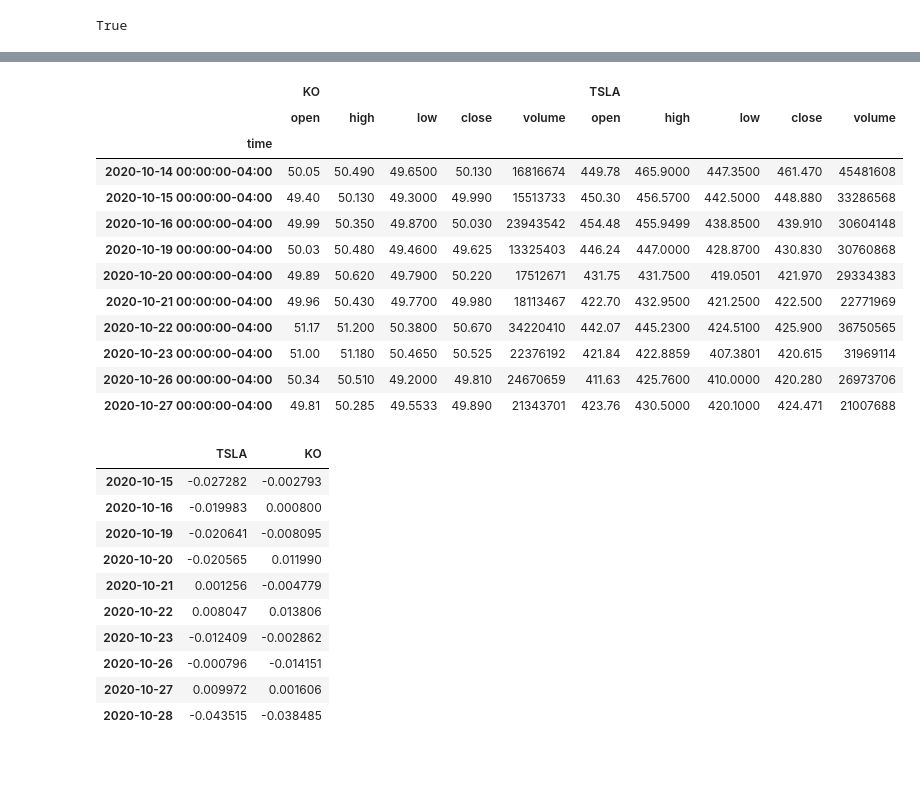
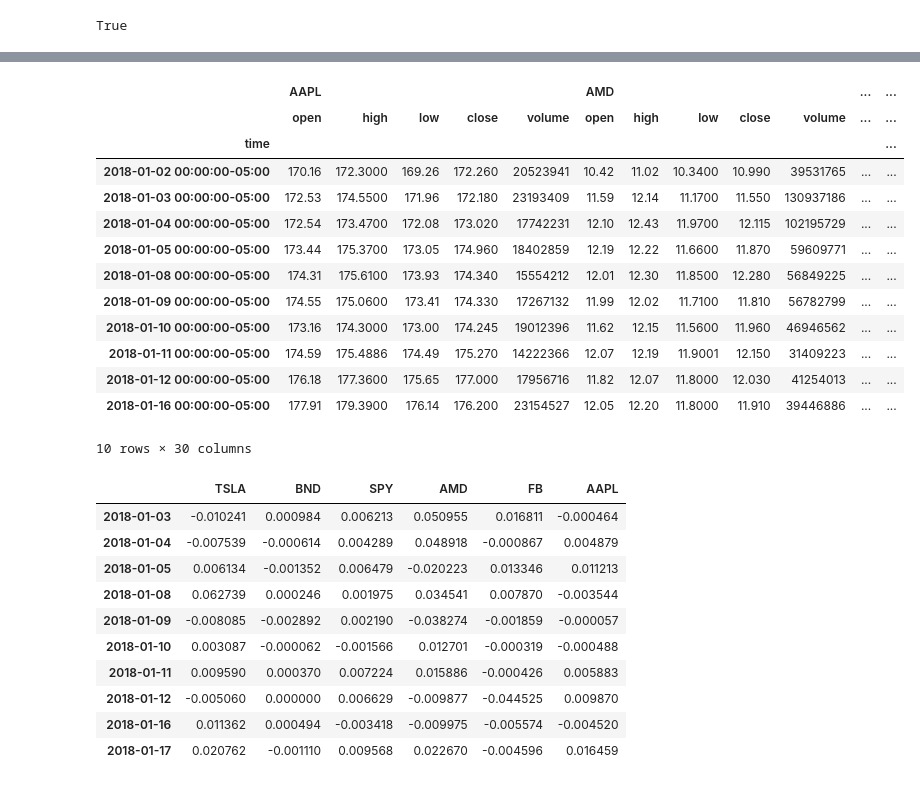
Before and after one commit to sumeetvaidya/bootcamp-project-1, a Jupyter notebook: MarketData.ipynb, the cells around one changed output, grey strips where cells are left out. Saved outputs shown, nothing was run; the diff lists cells and outputs as text; code cells hidden in the pictures.

```diff
--- a/MarketData.ipynb
+++ b/MarketData.ipynb
@@ -25,50 +30,52 @@ ValueError: ('Key ID must be given to access Alpaca trade API', ' (env: APCA_API
 # %%
 # Set the Tesla and Coca-Cola tickers
-ticker = ["TSLA","KO"]
+tickers = ["TSLA","BND","SPY","AMD","FB","AAPL"]
 
 # Set timeframe to '1D'
 timeframe = "1D"
 
 # Set start and end datetimes of 1 year, between now and 365 days ago.
-start_date = pd.Timestamp("2020-10-14", tz="America/New_York").isoformat()
-end_date = pd.Timestamp("2021-10-14", tz="America/New_York").isoformat()
+start_date = pd.Timestamp("2018-01-01", tz="America/New_York").isoformat()
+end_date = pd.Timestamp("2021-12-31", tz="America/New_York").isoformat()
 
 # Set limit_rows to 1000 to retreive the maximum amount of rows
 limit_rows = 1000
 
 # Get 1 year's worth of historical data for Tesla and Coca-Cola
 # YOUR CODE HERE!
 df_ticker = alpaca.get_barset(
-    ticker,
+    tickers,
     timeframe,
     start=start_date,
     end=end_date,
     limit=limit_rows
 ).df
 
 # Display sample data
 df_ticker.head(10)
 # %% [output]
-|  | KO |  |  |  |  | TSLA |  |  |  |  |
-|  | open | high | low | close | volume | open | high | low | close | volume |
-| time |  |  |  |  |  |  |  |  |  |  |
-| 2020-10-14 00:00:00-04:00 | 50.05 | 50.490 | 49.6500 | 50.130 | 16816674 | 449.78 | 465.9000 | 447.3500 | 461.470 | 45481608 |
-| 2020-10-15 00:00:00-04:00 | 49.40 | 50.130 | 49.3000 | 49.990 | 15513733 | 450.30 | 456.5700 | 442.5000 | 448.880 | 33286568 |
-| 2020-10-16 00:00:00-04:00 | 49.99 | 50.350 | 49.8700 | 50.030 | 23943542 | 454.48 | 455.9499 | 438.8500 | 439.910 | 30604148 |
-| 2020-10-19 00:00:00-04:00 | 50.03 | 50.480 | 49.4600 | 49.625 | 13325403 | 446.24 | 447.0000 | 428.8700 | 430.830 | 30760868 |
-| 2020-10-20 00:00:00-04:00 | 49.89 | 50.620 | 49.7900 | 50.220 | 17512671 | 431.75 | 431.7500 | 419.0501 | 421.970 | 29334383 |
-| 2020-10-21 00:00:00-04:00 | 49.96 | 50.430 | 49.7700 | 49.980 | 18113467 | 422.70 | 432.9500 | 421.2500 | 422.500 | 22771969 |
-| 2020-10-22 00:00:00-04:00 | 51.17 | 51.200 | 50.3800 | 50.670 | 34220410 | 442.07 | 445.2300 | 424.5100 | 425.900 | 36750565 |
-| 2020-10-23 00:00:00-04:00 | 51.00 | 51.180 | 50.4650 | 50.525 | 22376192 | 421.84 | 422.8859 | 407.3801 | 420.615 | 31969114 |
-| 2020-10-26 00:00:00-04:00 | 50.34 | 50.510 | 49.2000 | 49.810 | 24670659 | 411.63 | 425.7600 | 410.0000 | 420.280 | 26973706 |
-| 2020-10-27 00:00:00-04:00 | 49.81 | 50.285 | 49.5533 | 49.890 | 21343701 | 423.76 | 430.5000 | 420.1000 | 424.471 | 21007688 |
+|  | AAPL |  |  |  |  | AMD |  |  |  |  | ... | ... |
+|  | open | high | low | close | volume | open | high | low | close | volume | ... | ... |
+| time |  |  |  |  |  |  |  |  |  |  |  | ... |
+| 2018-01-02 00:00:00-05:00 | 170.16 | 172.3000 | 169.26 | 172.260 | 20523941 | 10.42 | 11.02 | 10.3400 | 10.990 | 39531765 | ... | ... |
+| 2018-01-03 00:00:00-05:00 | 172.53 | 174.5500 | 171.96 | 172.180 | 23193409 | 11.59 | 12.14 | 11.1700 | 11.550 | 130937186 | ... | ... |
+| 2018-01-04 00:00:00-05:00 | 172.54 | 173.4700 | 172.08 | 173.020 | 17742231 | 12.10 | 12.43 | 11.9700 | 12.115 | 102195729 | ... | ... |
+| 2018-01-05 00:00:00-05:00 | 173.44 | 175.3700 | 173.05 | 174.960 | 18402859 | 12.19 | 12.22 | 11.6600 | 11.870 | 59609771 | ... | ... |
+| 2018-01-08 00:00:00-05:00 | 174.31 | 175.6100 | 173.93 | 174.340 | 15554212 | 12.01 | 12.30 | 11.8500 | 12.280 | 56849225 | ... | ... |
+| 2018-01-09 00:00:00-05:00 | 174.55 | 175.0600 | 173.41 | 174.330 | 17267132 | 11.99 | 12.02 | 11.7100 | 11.810 | 56782799 | ... | ... |
+| 2018-01-10 00:00:00-05:00 | 173.16 | 174.3000 | 173.00 | 174.245 | 19012396 | 11.62 | 12.15 | 11.5600 | 11.960 | 46946562 | ... | ... |
+| 2018-01-11 00:00:00-05:00 | 174.59 | 175.4886 | 174.49 | 175.270 | 14222366 | 12.07 | 12.19 | 11.9001 | 12.150 | 31409223 | ... | ... |
+| 2018-01-12 00:00:00-05:00 | 176.18 | 177.3600 | 175.65 | 177.000 | 17956716 | 11.82 | 12.07 | 11.8000 | 12.030 | 41254013 | ... | ... |
+| 2018-01-16 00:00:00-05:00 | 177.91 | 179.3900 | 176.14 | 176.200 | 23154527 | 12.05 | 12.20 | 11.8000 | 11.910 | 39446886 | ... | ... |
+10 rows × 30 columns
 # %%
 # Create and empty DataFrame for closing prices
 
 df_closing_prices = pd.DataFrame()
-# Fetch the closing prices of KO and TSLA
-df_closing_prices["TSLA"] = df_ticker["TSLA"]["close"]
-df_closing_prices["KO"] = df_ticker["KO"]["close"]
+for ticker in tickers:
+    df_closing_prices[ticker]=df_ticker[ticker]['close']
+
+
 
 # Drop the time component of the date
 df_closing_prices.index = df_closing_prices.index.date
@@ -77,17 +84,17 @@ df_daily_returns = df_closing_prices.pct_change().dropna()
 # Display sample data
 df_daily_returns.head(10)
 # %% [output]
-|  | TSLA | KO |
-| 2020-10-15 | -0.027282 | -0.002793 |
-| 2020-10-16 | -0.019983 | 0.000800 |
-| 2020-10-19 | -0.020641 | -0.008095 |
-| 2020-10-20 | -0.020565 | 0.011990 |
-| 2020-10-21 | 0.001256 | -0.004779 |
-| 2020-10-22 | 0.008047 | 0.013806 |
-| 2020-10-23 | -0.012409 | -0.002862 |
-| 2020-10-26 | -0.000796 | -0.014151 |
-| 2020-10-27 | 0.009972 | 0.001606 |
-| 2020-10-28 | -0.043515 | -0.038485 |
+|  | TSLA | BND | SPY | AMD | FB | AAPL |
+| 2018-01-03 | -0.010241 | 0.000984 | 0.006213 | 0.050955 | 0.016811 | -0.000464 |
+| 2018-01-04 | -0.007539 | -0.000614 | 0.004289 | 0.048918 | -0.000867 | 0.004879 |
+| 2018-01-05 | 0.006134 | -0.001352 | 0.006479 | -0.020223 | 0.013346 | 0.011213 |
+| 2018-01-08 | 0.062739 | 0.000246 | 0.001975 | 0.034541 | 0.007870 | -0.003544 |
+| 2018-01-09 | -0.008085 | -0.002892 | 0.002190 | -0.038274 | -0.001859 | -0.000057 |
+| 2018-01-10 | 0.003087 | -0.000062 | -0.001566 | 0.012701 | -0.000319 | -0.000488 |
+| 2018-01-11 | 0.009590 | 0.000370 | 0.007224 | 0.015886 | -0.000426 | 0.005883 |
+| 2018-01-12 | -0.005060 | 0.000000 | 0.006629 | -0.009877 | -0.044525 | 0.009870 |
+| 2018-01-16 | 0.011362 | 0.000494 | -0.003418 | -0.009975 | -0.005574 | -0.004520 |
+| 2018-01-17 | 0.020762 | -0.001110 | 0.009568 | 0.022670 | -0.004596 | 0.016459 |
 # %%
 # Visualize distribution of Tesla percent change in closing price using a histogram plot
 df_daily_returns["TSLA"].plot.hist()
```
Also changed, not shown: parts of 5 cells of this notebook, 3 other files.
